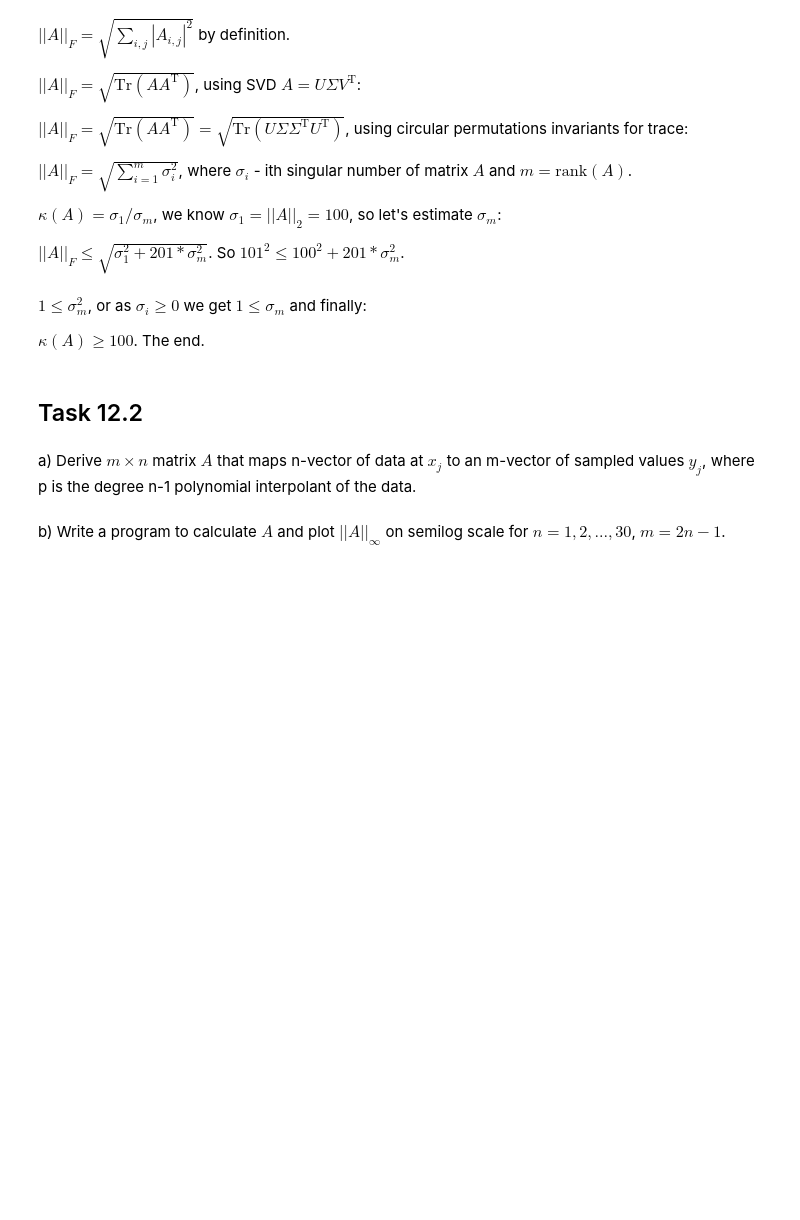
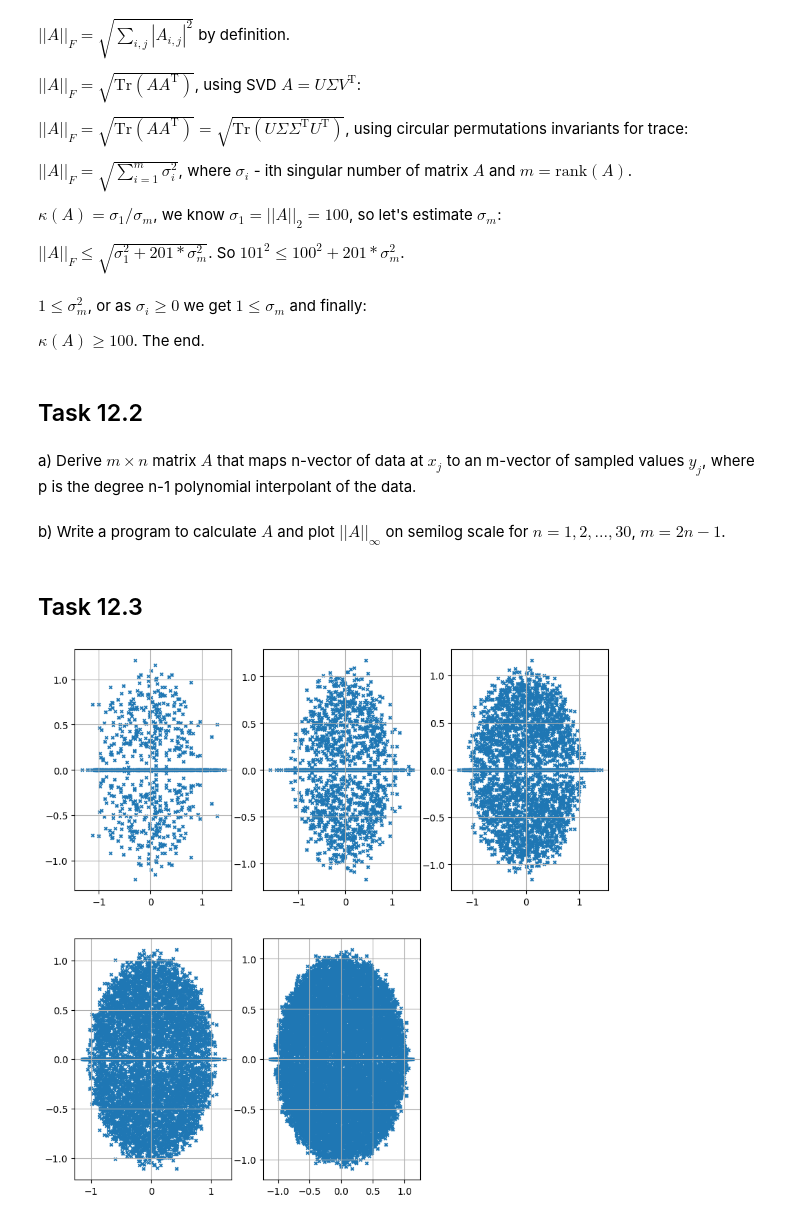
Before and after one commit to LandauSchwinger/numerical-linear-algebra, a Jupyter notebook: TBLecture12_Conditioning_and_Condition_numbers/Exercises.ipynb, the cells around one changed output. Saved outputs shown, nothing was run; the diff lists cells and outputs as text; code cells hidden in the pictures; blank space fills up the shorter version.

```diff
--- a/TBLecture12_Conditioning_and_Condition_numbers/Exercises.ipynb
+++ b/TBLecture12_Conditioning_and_Condition_numbers/Exercises.ipynb
@@ -69,3 +67,17 @@ plt.plot(n_arr, a_infty_values)
 plt.plot(n_arr, 2**(n_arr-1)/(np.exp(1)*(n_arr-2)*np.log(n_arr-2)), color='red')
 plt.yscale('log')
 plt.grid()
+# %% [markdown]
+## Task 12.3
+# %%
+plt.figure(figsize=(10, 10))
+for m in [2**i for i in range(3, 8)]:
+    plt.subplot(2, 3, int(np.log2(m))-2)
+    samples = 100
+    matrix = np.random.default_rng().standard_normal(size=(samples, m, m), dtype=np.float64) / np.sqrt(m, dtype=np.float64)
+    eig_vals = np.linalg.eigvals(matrix)
+    plt.scatter(eig_vals.reshape(-1).real, eig_vals.reshape(-1).imag, marker='x', s=10)
+    plt.grid()
+plt.show()
+# %% [output]
+[figure, added]
```
Also changed, not shown: parts of 10 cells of this notebook.
